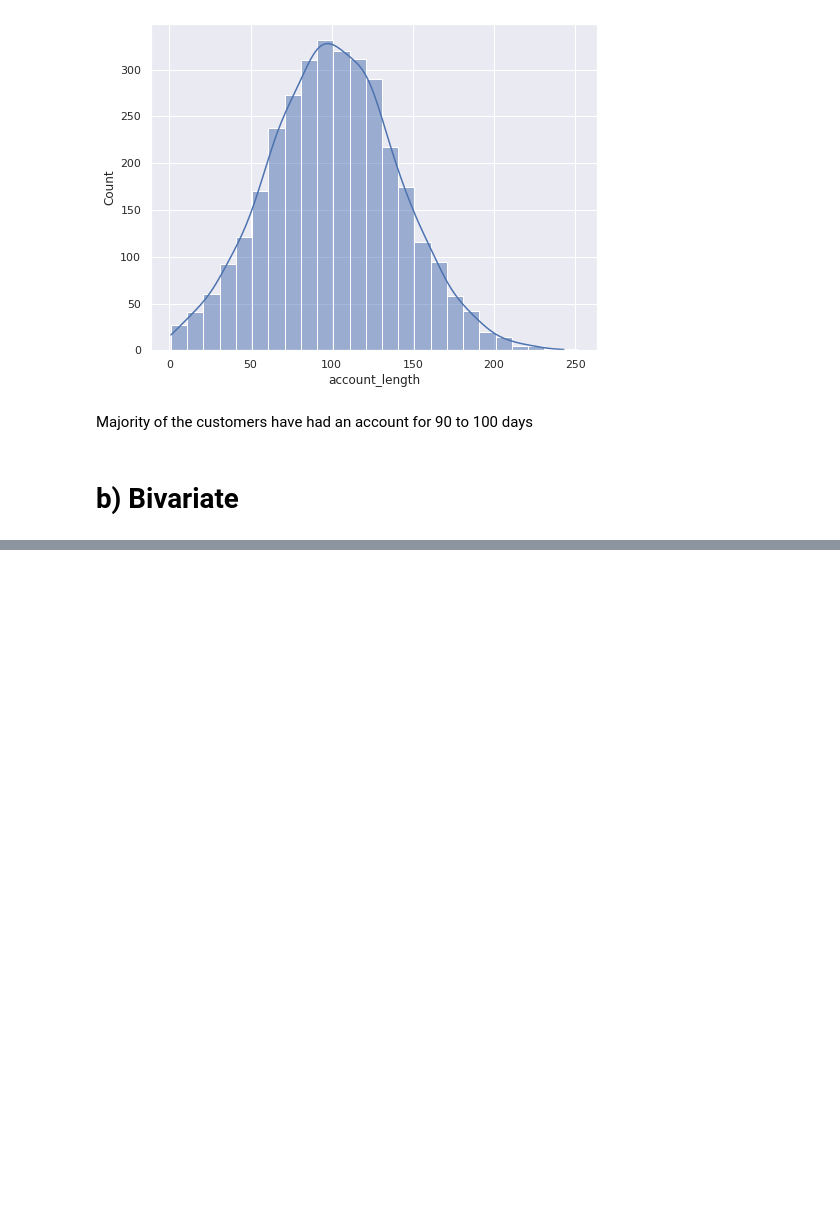
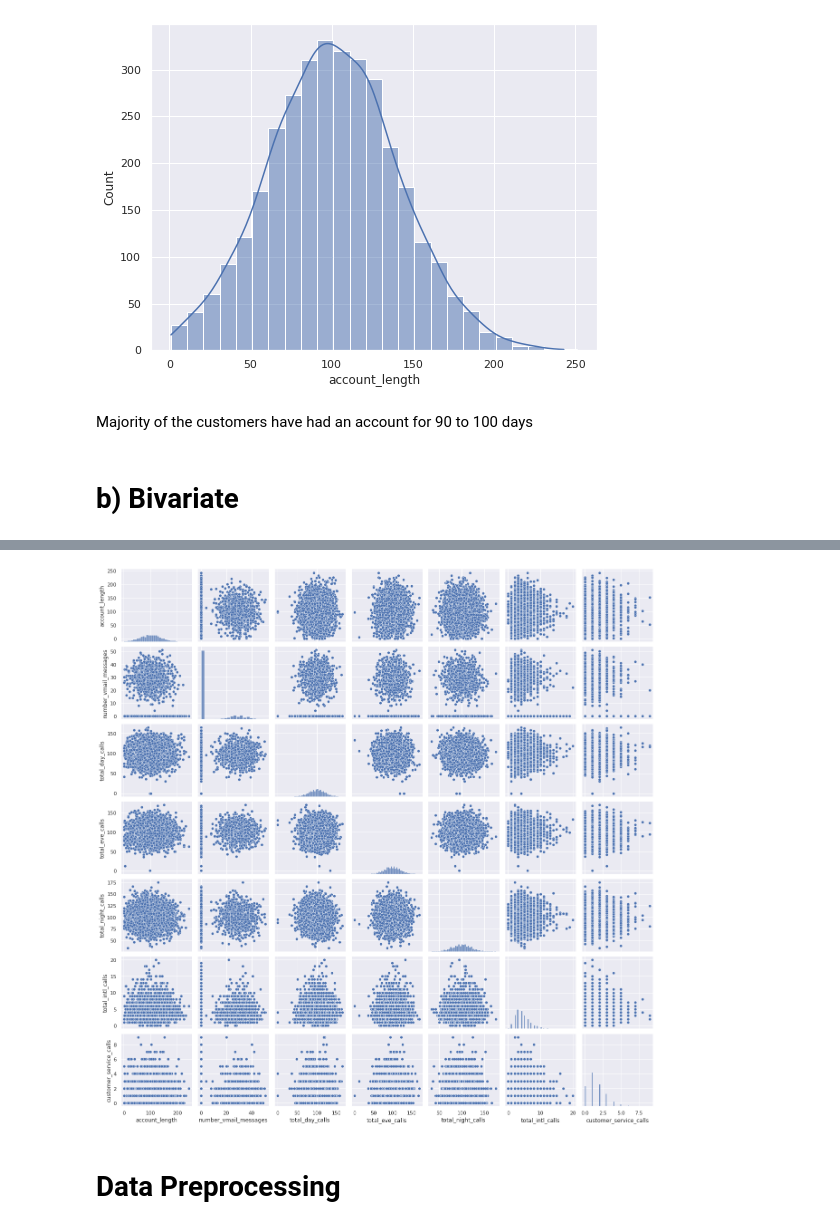
Before and after one commit to Mwikali-5/Churn, a Jupyter notebook: Churn.ipynb, the cells around one changed output, grey strips where cells are left out. Cells and saved outputs as stored; diff of their text form; code cells hidden in the pictures; blank space fills up the shorter version.

```diff
--- a/Churn.ipynb
+++ b/Churn.ipynb
@@ -385,0 +416,11 @@ plt.show()
+# %%
+#Creating a pair plot of the numeric data
+
+numeric = data[['account_length', 'number_vmail_messages', 'total_day_calls', 'total_eve_calls', 'total_night_calls',
+                'total_intl_calls', 'customer_service_calls']]
+sns.pairplot(numeric)
+plt.show();
+# %% [output]
+[figure, added]
+# %% [markdown]
+# **Data Preprocessing**
```
Also changed, not shown: parts of 26 cells of this notebook.
